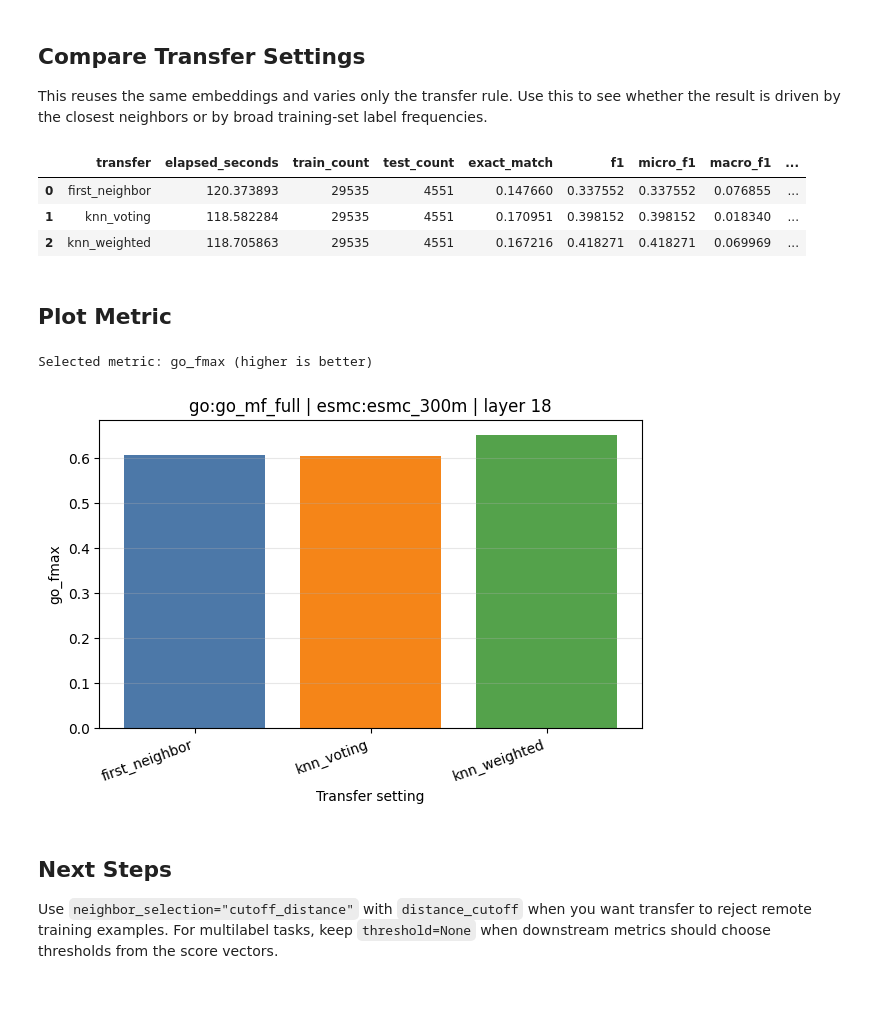
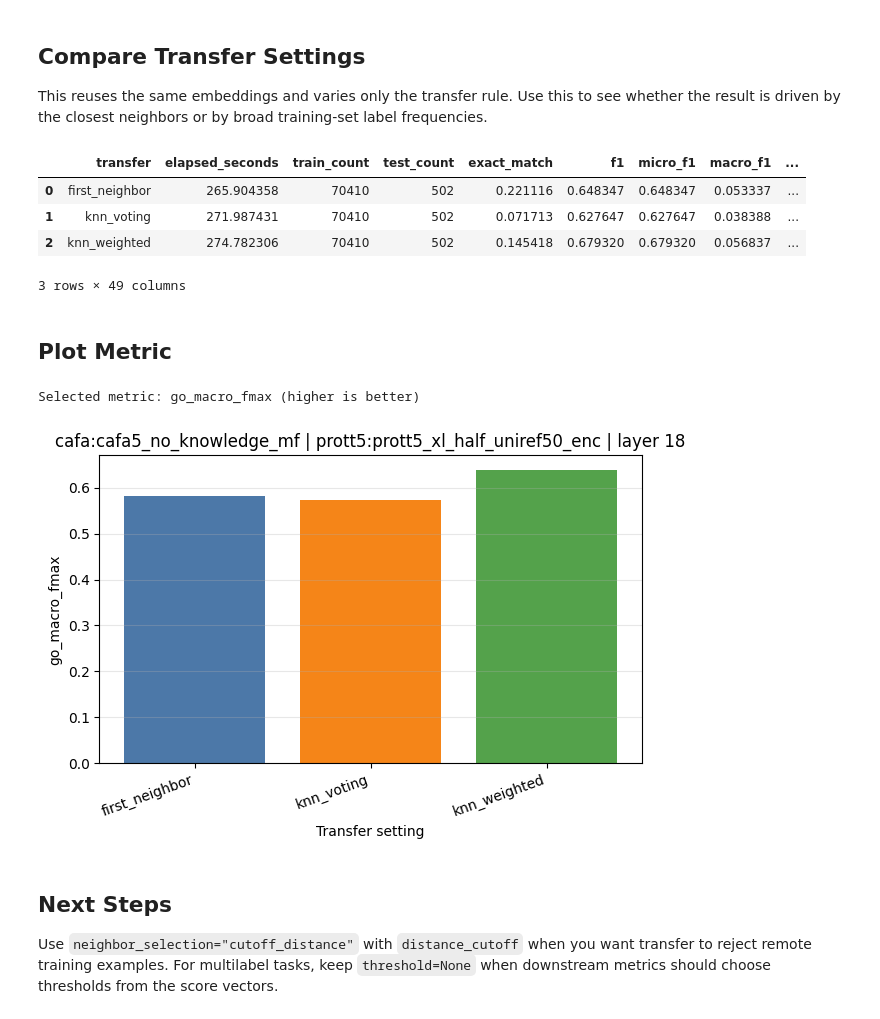
Before and after one commit to CBBIO/BioData, a Jupyter notebook: notebooks/probing_transfer_probe.ipynb, the cells around one changed output. Saved outputs shown, nothing was run; the diff lists cells and outputs as text; code cells hidden in the pictures.

```diff
--- a/notebooks/probing_transfer_probe.ipynb
+++ b/notebooks/probing_transfer_probe.ipynb
@@ -58,7 +58,7 @@ Start with a small protein-level EC task. `TransferProbe` only supports protein-
 # %%
 DATA_ROOT = Path("notebooks/data/probing") if Path("notebooks/data/probing").exists() else Path("data/probing")
 
-DATASET_ID = "go:go_mf_full"
+DATASET_ID = "cafa:cafa5_no_knowledge_mf"
 DOWNLOAD_DATA = True
 PEER_SPLIT: str | Sequence[str] | None = None
 
@@ -69,16 +69,16 @@ MAX_TEST_EXAMPLES: int | None = 15000
 MAX_SEQUENCE_LENGTH: int | None = 1024
 
 # Optional MMseqs2 train/val-to-test sequence-similarity filtering.
-FILTER_REDUNDANT_TO_TEST = True
+FILTER_REDUNDANT_TO_TEST = False
 REDUNDANCY_IDENTITY_CUTOFF = 30.0
 REDUNDANCY_MIN_COVERAGE = 0.8
 REDUNDANCY_THREADS: int | None = None
 
 # Small default model for a quick transfer-probe smoke run.
-MODEL_CLASS = "esmc"
-MODEL_NAME: str | None = "esmc_300m"
+MODEL_CLASS = "prott5"
+MODEL_NAME: str | None = "prott5_xl_half_uniref50_enc"
 DEVICE = "cuda" if torch.cuda.is_available() else "cpu"
-SELECTED_LAYER = 18
+SELECTED_LAYER = -1
 POOLER = "mean"
 EMBEDDING_BATCH_SIZE = 16
 MAX_BATCH_TOKENS: int | None = 32768
@@ -610,9 +615,10 @@ variant_results = pd.DataFrame(rows).sort_values("transfer").reset_index(drop=Tr
 variant_results
 # %% [output]
 |  | transfer | elapsed_seconds | train_count | test_count | exact_match | f1 | micro_f1 | macro_f1 | ... |
-| 0 | first_neighbor | 120.373893 | 29535 | 4551 | 0.147660 | 0.337552 | 0.337552 | 0.076855 | ... |
-| 1 | knn_voting | 118.582284 | 29535 | 4551 | 0.170951 | 0.398152 | 0.398152 | 0.018340 | ... |
-| 2 | knn_weighted | 118.705863 | 29535 | 4551 | 0.167216 | 0.418271 | 0.418271 | 0.069969 | ... |
+| 0 | first_neighbor | 265.904358 | 70410 | 502 | 0.221116 | 0.648347 | 0.648347 | 0.053337 | ... |
+| 1 | knn_voting | 271.987431 | 70410 | 502 | 0.071713 | 0.627647 | 0.627647 | 0.038388 | ... |
+| 2 | knn_weighted | 274.782306 | 70410 | 502 | 0.145418 | 0.679320 | 0.679320 | 0.056837 | ... |
+3 rows × 49 columns
 # %% [markdown]
 ## Plot Metric
 # %%
@@ -621,36 +627,36 @@ def choose_metric(results: pd.DataFrame, requested: str | None) -> str:
         if requested not in results.columns:
             raise EmbeddingInputError(f"Requested metric {requested!r} is not present. Available: {list(results.columns)}")
         return requested
     preferred = ["go_fmax", "macro_f1", "micro_f1", "f1", "accuracy", "auroc", "auprc", "spearmanr", "r2", "rmse", "mae"]
     for metric in preferred:
         if metric in results.columns:
             return metric
     metric_columns = [
         column
         for column in results.columns
         if column not in {"transfer", "layer", "elapsed_seconds", "train_count", "val_count", "test_count"}
     ]
     if not metric_columns:
         raise EmbeddingInputError("No metric columns found in transfer-probe results.")
     return metric_columns[0]
 
 
 #metric = choose_metric(variant_results, METRIC)
-metric="go_fmax"
+metric="go_mtcro_fmax"
 metric_direction = "lower is better" if metric in {"rmse", "mae"} else "higher is better"
 print(f"Selected metric: {metric} ({metric_direction})")
 
 fig, ax = plt.subplots(figsize=(7, 4))
 ax.bar(variant_results["transfer"], variant_results[metric], color=["#4C78A8", "#F58518", "#54A24B"])
 ax.set_xlabel("Transfer setting")
 ax.set_ylabel(metric)
 ax.set_title(f"{dataset_entry.id} | {MODEL_CLASS}:{MODEL_NAME} | layer {generated_layer_index}")
 ax.grid(axis="y", alpha=0.3)
 plt.xticks(rotation=20, ha="right")
 plt.show()
 # %% [output]
-Selected metric: go_fmax (higher is better)
+Selected metric: go_macro_fmax (higher is better)
-[figure, old version]
+[figure, new version]
 # %% [markdown]
 ## Next Steps
 
```
Also changed, not shown: parts of 10 cells of this notebook, 10 other files.
